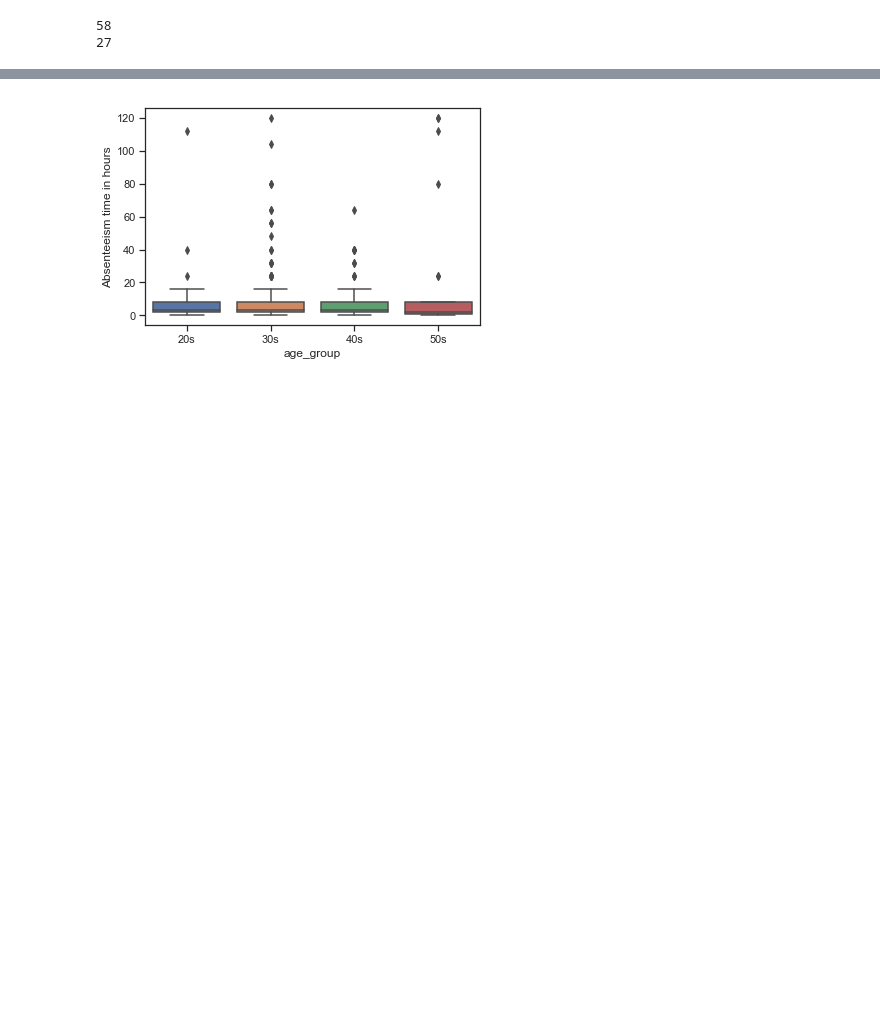
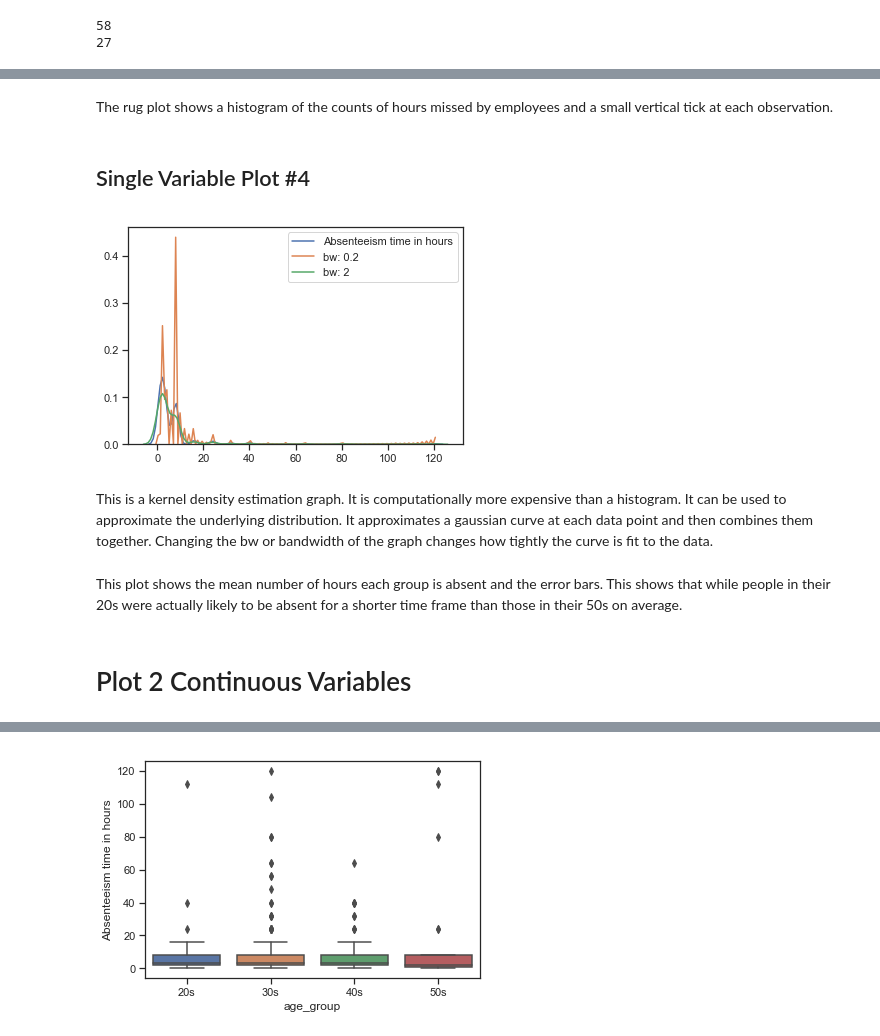
Before and after one commit to cbevis/Thinkful_Bootcamp_U1_L3_P3, a Jupyter notebook: U1_L1_P3-presenting_data.ipynb, the cells around one changed output, grey strips where cells are left out. Cells and saved outputs as stored; diff of their text form; code cells hidden in the pictures; blank space fills up the shorter version.

```diff
--- a/U1_L1_P3-presenting_data.ipynb
+++ b/U1_L1_P3-presenting_data.ipynb
@@ -143,0 +142,18 @@ That graph did not show a lot.  Turns out most employees show up to work. Also,
+# %% [markdown]
+The rug plot shows a histogram of the counts of hours missed by employees and a small vertical tick at each observation.
+# %% [markdown]
+## Single Variable Plot #4
+# %%
+sns.kdeplot(absent[hours])
+sns.kdeplot(absent[hours], bw=.2, label="bw: 0.2")
+sns.kdeplot(absent[hours], bw=2, label="bw: 2")
+plt.legend();
+plt.show()
+# %% [output]
+[figure, added]
+# %% [markdown]
+This is a kernel density estimation graph.  It is computationally more expensive than a histogram.  It can be used to approximate the underlying distribution.  It approximates a gaussian curve at each data point and then combines them together.  Changing the bw or bandwidth of the graph changes how tightly the curve is fit to the data.
+# %% [markdown]
+This plot shows the mean number of hours each group is absent and the error bars. This shows that while people in their 20s were actually likely to be absent for a shorter time frame than those in their 50s on average.
+# %% [markdown]
+# Plot 2 Continuous Variables
```
Also changed, not shown: parts of 56 cells of this notebook.
